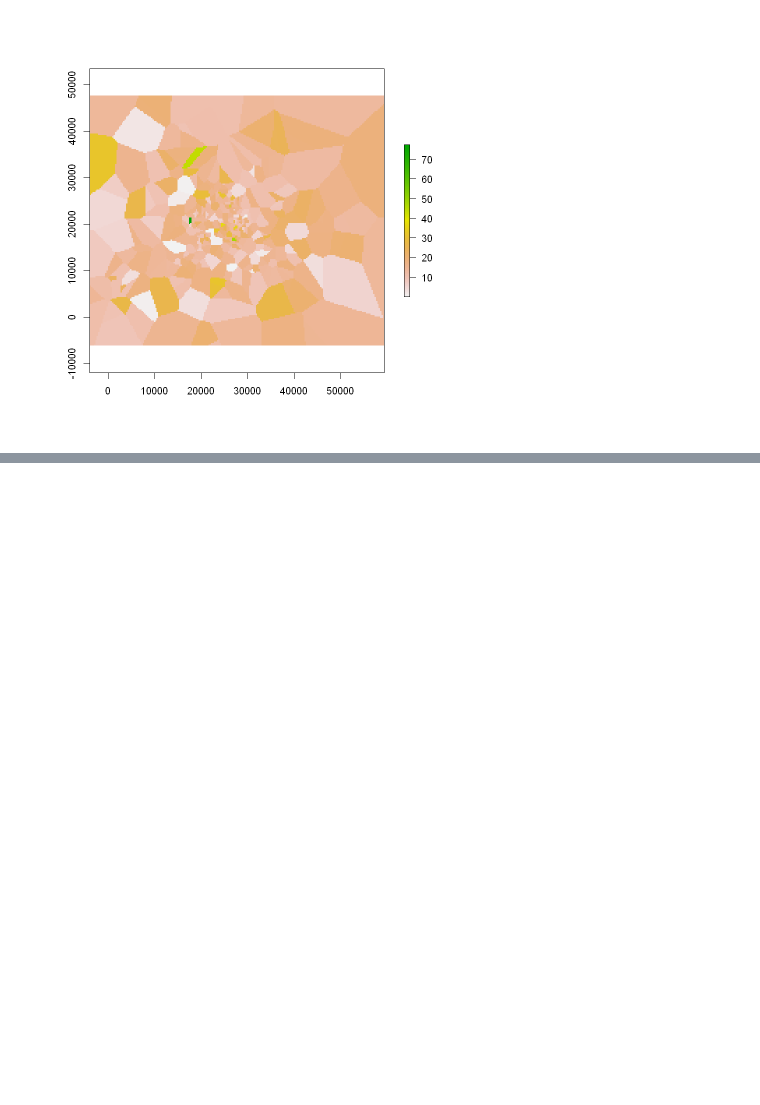
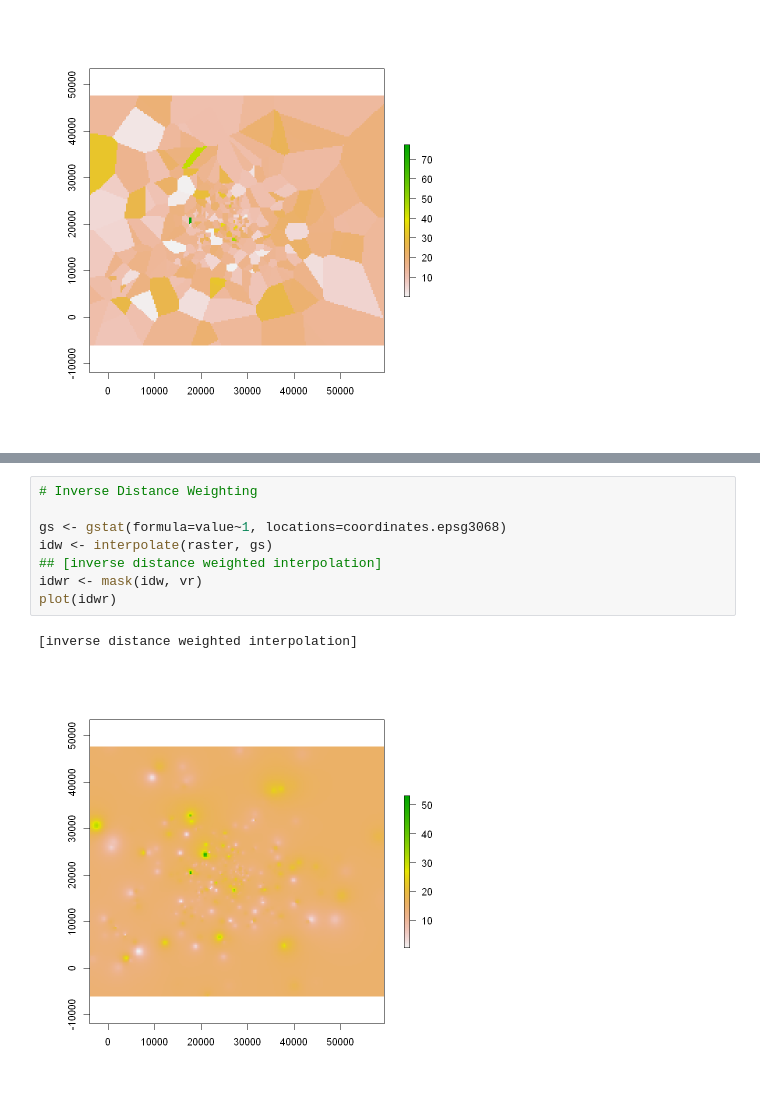
Before and after one commit to M20190649/master-thesis-code, a Jupyter notebook: airdata/r-analysis.ipynb, the cells around one changed output, grey strips where cells are left out. Drawn from its saved outputs; the diff is of its cells as text; blank space fills up the shorter version.

```diff
--- a/airdata/r-analysis.ipynb
+++ b/airdata/r-analysis.ipynb
@@ -110,0 +117,11 @@ plot(vr)
+# %%
+# Inverse Distance Weighting
+
+gs <- gstat(formula=value~1, locations=coordinates.epsg3068)
+idw <- interpolate(raster, gs)
+## [inverse distance weighted interpolation]
+idwr <- mask(idw, vr)
+plot(idwr)
+# %% [output]
+[inverse distance weighted interpolation]
+[figure, added]
```
Also changed, not shown: parts of 6 cells of this notebook.
